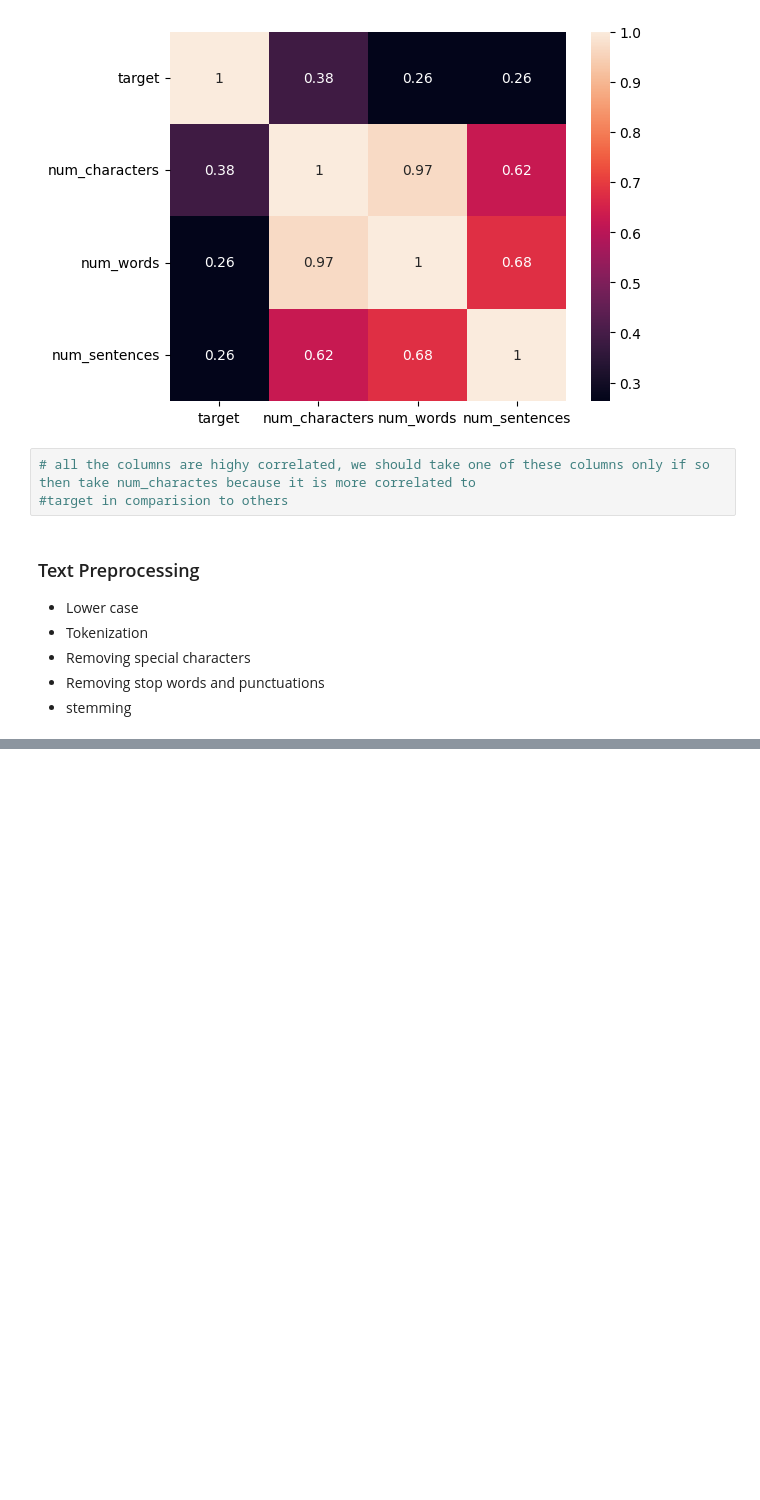
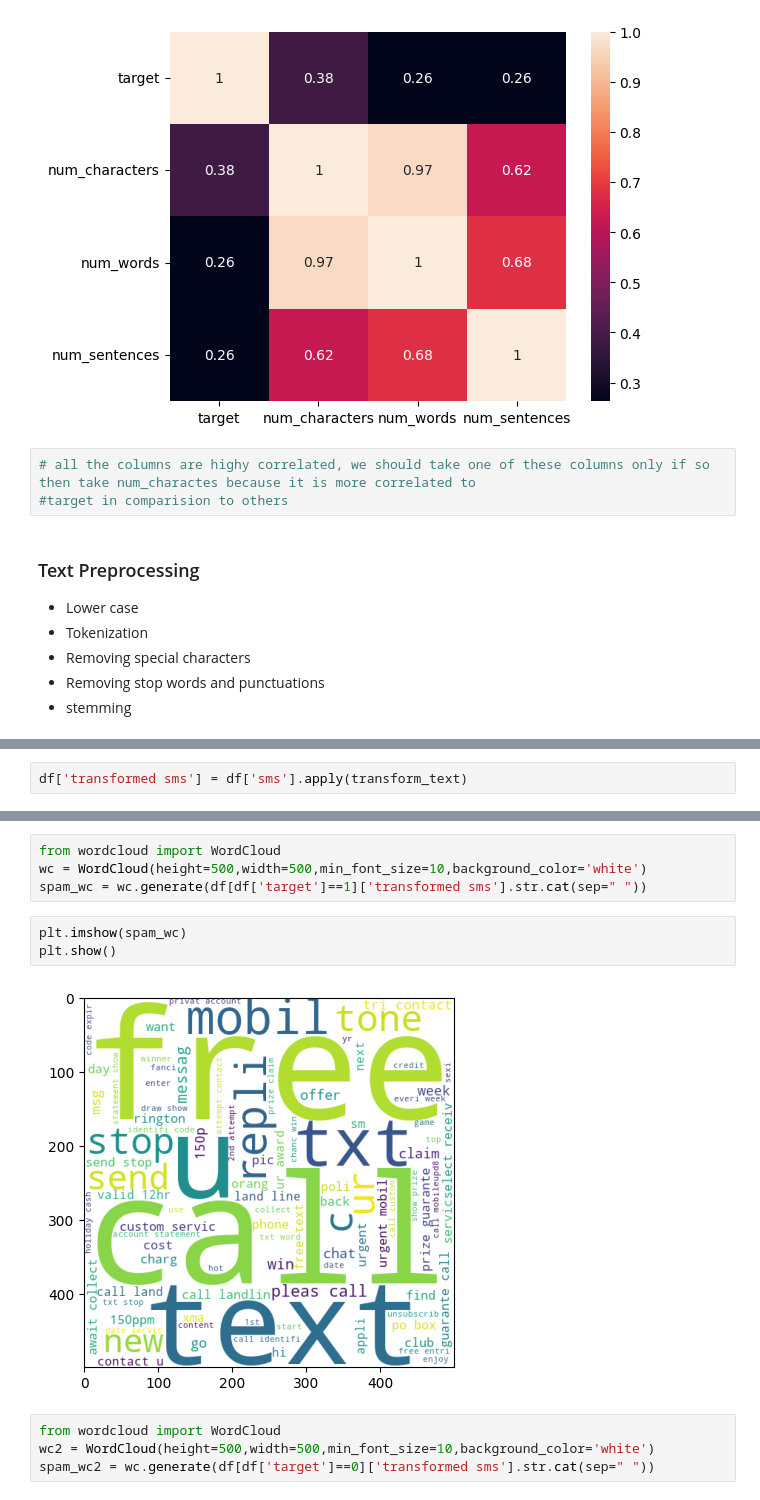
Before and after one commit to Vinayupadhyay790/sms-prediction, a Jupyter notebook: sms_prediction.ipynb, the cells around one changed output, grey strips where cells are left out. Saved outputs shown, nothing was run; the diff lists cells and outputs as text; blank space fills up the shorter version.

```diff
--- a/sms_prediction.ipynb
+++ b/sms_prediction.ipynb
@@ -184,0 +252,2 @@ sns.heatmap(new_df.corr(),annot=True)
+# %%
+df['transformed sms'] = df['sms'].apply(transform_text)
@@ -184,0 +283,13 @@ sns.heatmap(new_df.corr(),annot=True)
+# %%
+from wordcloud import WordCloud
+wc = WordCloud(height=500,width=500,min_font_size=10,background_color='white')
+spam_wc = wc.generate(df[df['target']==1]['transformed sms'].str.cat(sep=" "))
+# %%
+plt.imshow(spam_wc)
+plt.show()
+# %% [output]
+[figure, added]
+# %%
+from wordcloud import WordCloud
+wc2 = WordCloud(height=500,width=500,min_font_size=10,background_color='white')
+spam_wc2 = wc.generate(df[df['target']==0]['transformed sms'].str.cat(sep=" "))
```
Also changed, not shown: parts of 33 cells of this notebook.
